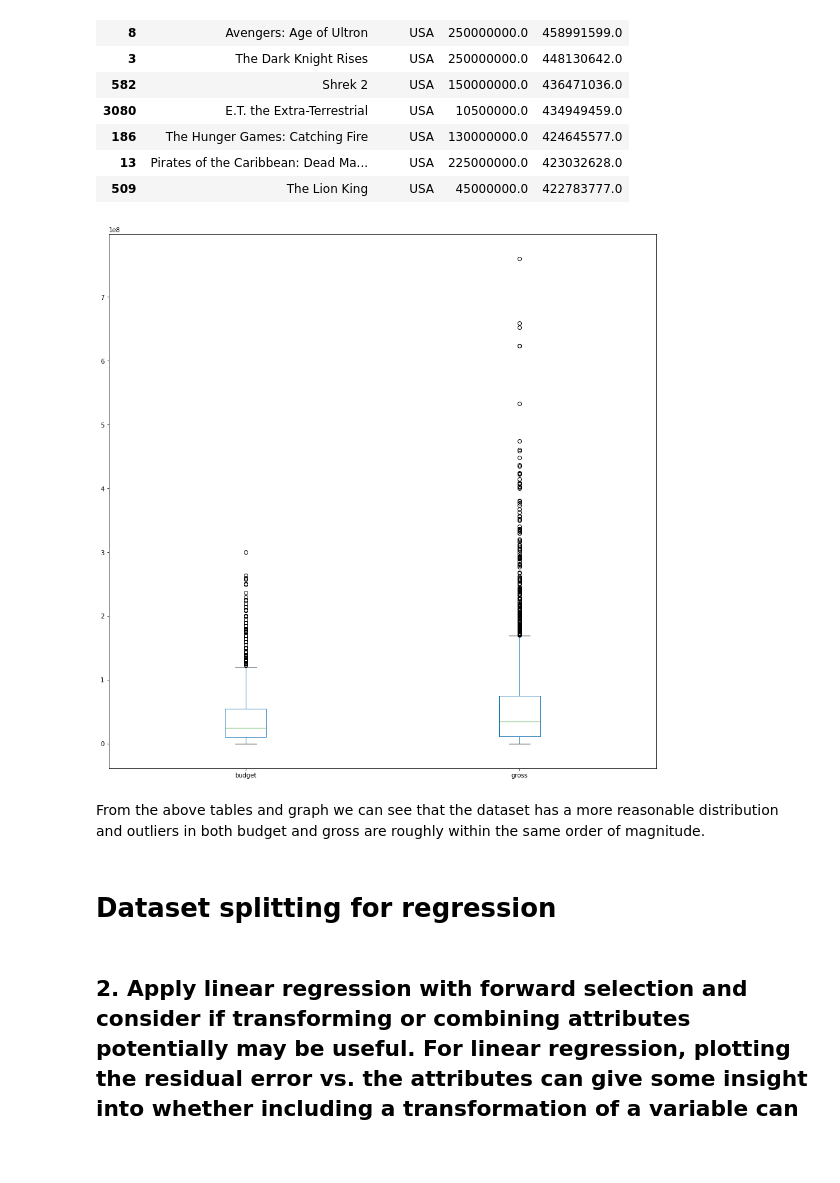
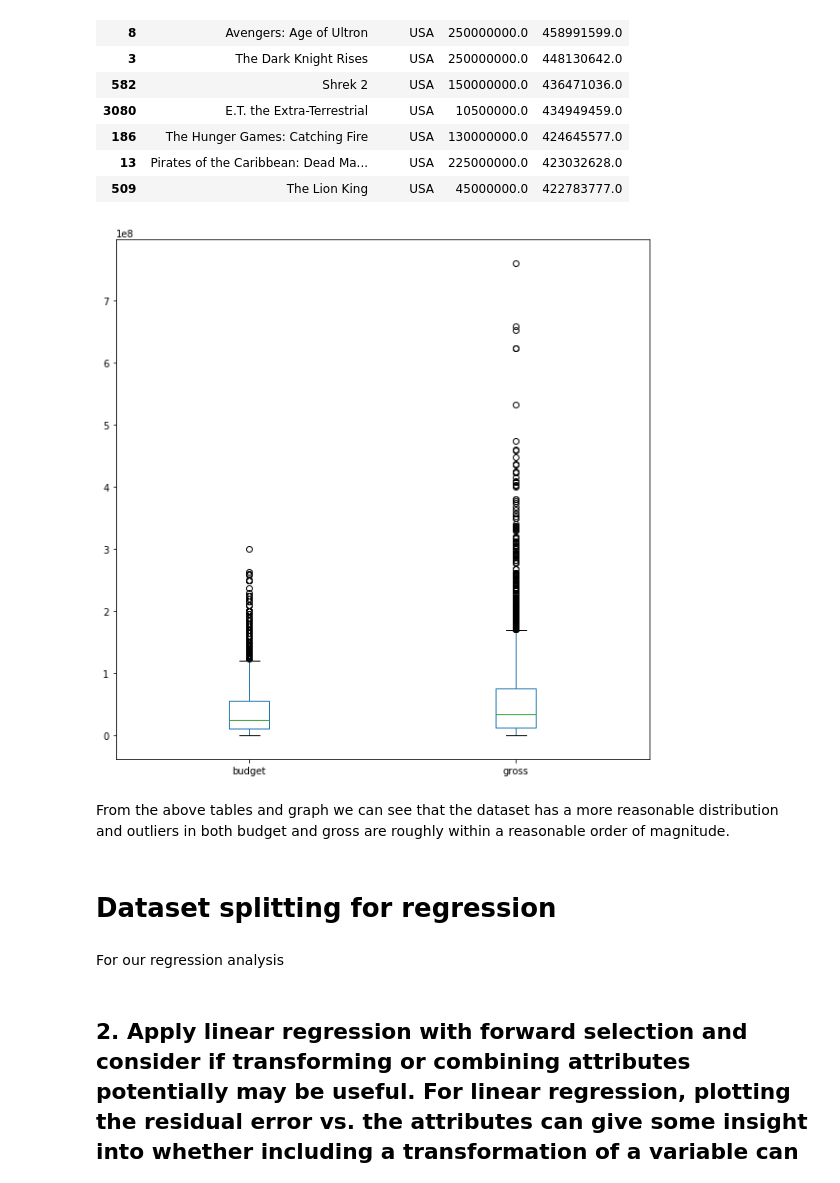
Before and after one commit to christianbillp/python, a Jupyter notebook: notebooks/ML_projekt2-regression.ipynb, the cells around one changed output. Saved outputs shown, nothing was run; the diff lists cells and outputs as text; code cells hidden in the pictures; blank space fills up the shorter version.

```diff
--- a/notebooks/ML_projekt2-regression.ipynb
+++ b/notebooks/ML_projekt2-regression.ipynb
@@ -631,13 +620,15 @@ data['reduced'].loc[gross_top15][['movie_title', 'country', 'budget', 'gross']]
 | 13 | Pirates of the Caribbean: Dead Ma... | USA | 225000000.0 | 423032628.0 |
 | 509 | The Lion King | USA | 45000000.0 | 422783777.0 |
 # %%
-data['reduced'][['budget', 'gross']].plot(kind='box',figsize=(16,16));
+data['reduced'][['budget', 'gross']].plot(kind='box',figsize=(10,10));
 # %% [output]
-[figure, old version]
+[figure, new version]
 # %% [markdown]
-From the above tables and graph we can see that the dataset has a more reasonable distribution and outliers in both budget and gross are roughly within the same order of magnitude.
+From the above tables and graph we can see that the dataset has a more reasonable distribution and outliers in both budget and gross are roughly within a reasonable order of magnitude.
 # %% [markdown]
 # Dataset splitting for regression
+# %% [markdown]
+For our regression analysis
 # %%
 from sklearn.model_selection import train_test_split
 
```
Also changed, not shown: parts of 13 cells of this notebook.
